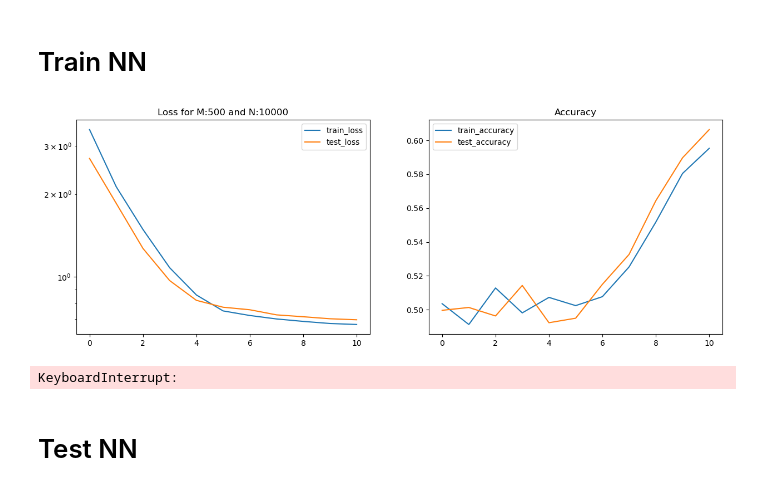
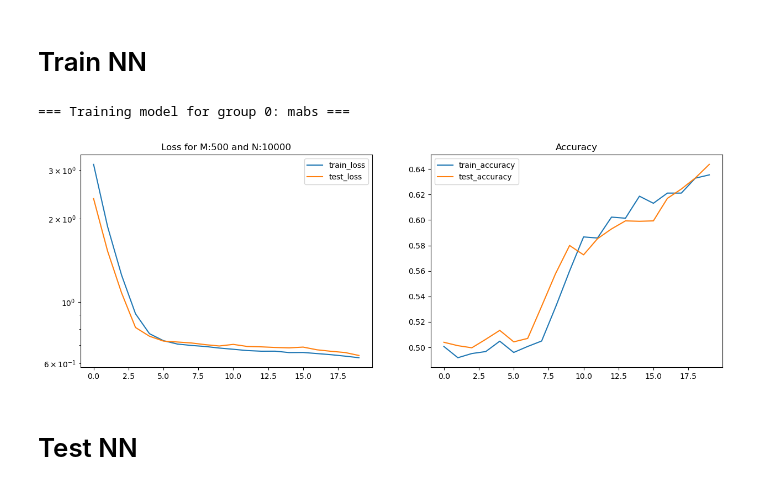
Before and after one commit to a-trigui/ximinf, a Jupyter notebook: notebooks/2_train_nn.ipynb, the cells around one changed output. Drawn from its saved outputs; the diff is of its cells as text; code cells hidden in the pictures.

```diff
--- a/notebooks/2_train_nn.ipynb
+++ b/notebooks/2_train_nn.ipynb
@@ -82,7 +84,7 @@ The file contains 10000 simulations of size 500
 # %%
 # Example usage
 print("Parameter names:", list(params.keys()))
-param_groups = ['mabs', ['alpha', 'beta'], 'gamma'] # Sort them from easiest to hardest to infer
-print(param_groups[1])
+param_groups = ['mabs'] #['mabs', ['alpha', 'beta'], 'gamma'] # Sort them from easiest to hardest to infer
+print(param_groups[0])
 # %% [output]
 Parameter names: ['alpha', 'beta', 'gamma', 'mabs']
@@ -422,9 +422,9 @@ momentum = 0.9 # Necessary for the Adam optimiser
 # Train NN
 # %%
 # Early stopping parameters
-n_batch = 40
+n_batch = 50
 patience = 30 # Number of epochs to wait for improvement
-epochs = 1000 # Maximum number of epochs
+epochs = 20 # Maximum number of epochs
 # all_group_datasets is a list of (inputs_g, outputs_g)
 metrics_histories = []
 
@@ -447,35 +447,37 @@ for g, (inputs_g, outputs_g) in enumerate(all_group_datasets):
     # Initialize optimizer (one per model)
     optimizer = nnx.Optimizer(models_per_group[g], optax.adamw(learning_rate_schedule, momentum))
 
     # Compute batch size
     batch_size = train_data.shape[0] // n_batch
 
     # Train loop
     model_g, metrics_history, key = nntr.train_loop(
         model=models_per_group[g],
         optimizer=optimizer,
         train_data=train_data,
         train_labels=train_labels,
         test_data=test_data,
         test_labels=test_labels,
         key=key,
         epochs=epochs,
         batch_size=batch_size,
         patience=patience,
         metrics_history=metrics_history,
         M=M,
         N=N,
         cpu=cpu,
         gpu=gpu,
+        group_id=g,
+        group_params=param_groups[g],
         plot_flag=True  # or False
     )
 
     # Save trained model back
     models_per_group[g] = model_g
     metrics_histories.append(metrics_history)
 # %% [output]
+=== Training model for group 0: mabs ===
-[figure, old version]
+[figure, new version]
-KeyboardInterrupt:
 # %% [markdown]
 # Test NN
 # %% [markdown]
```
Also changed, not shown: parts of 7 cells of this notebook, 4 other files.
